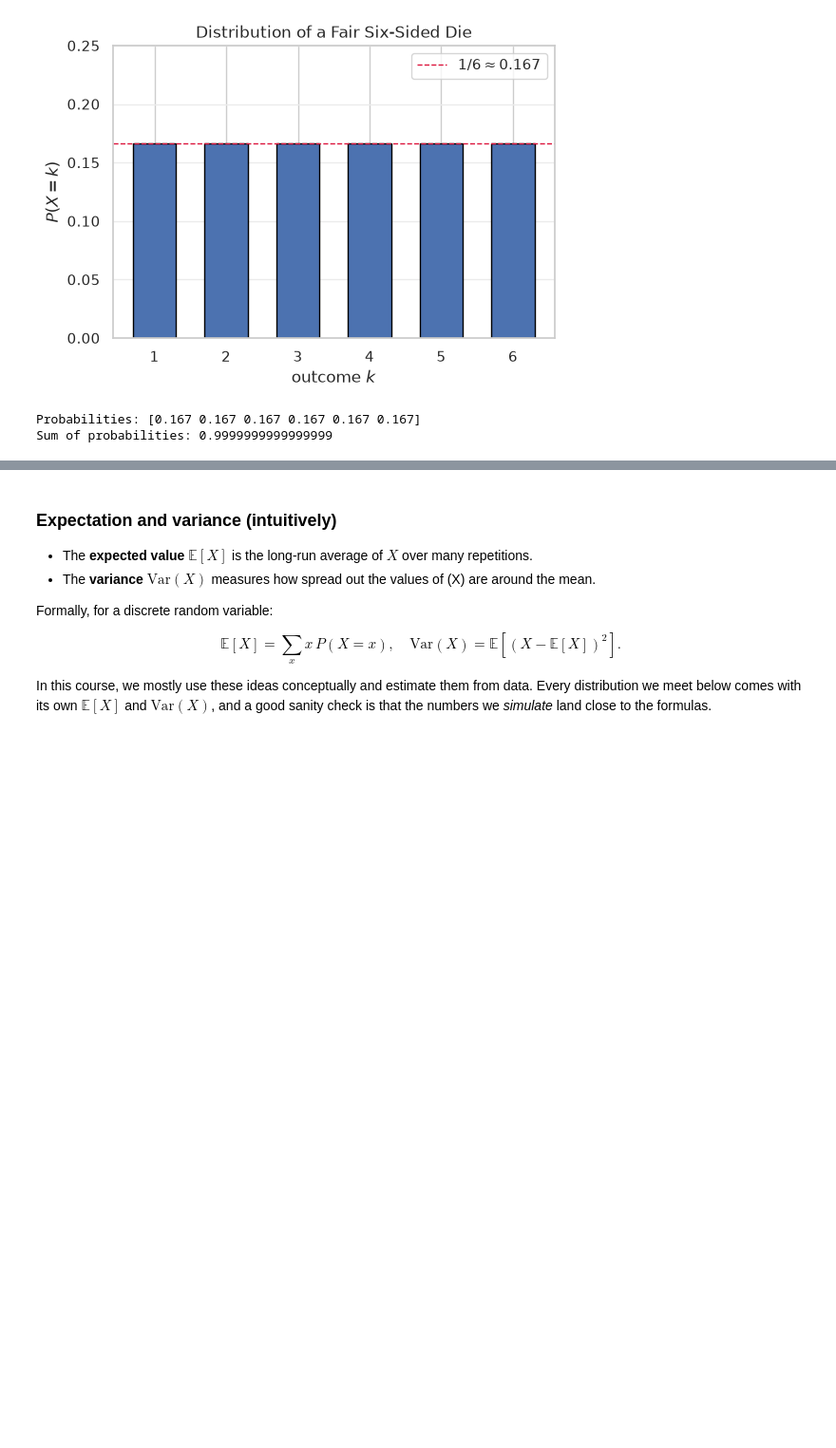
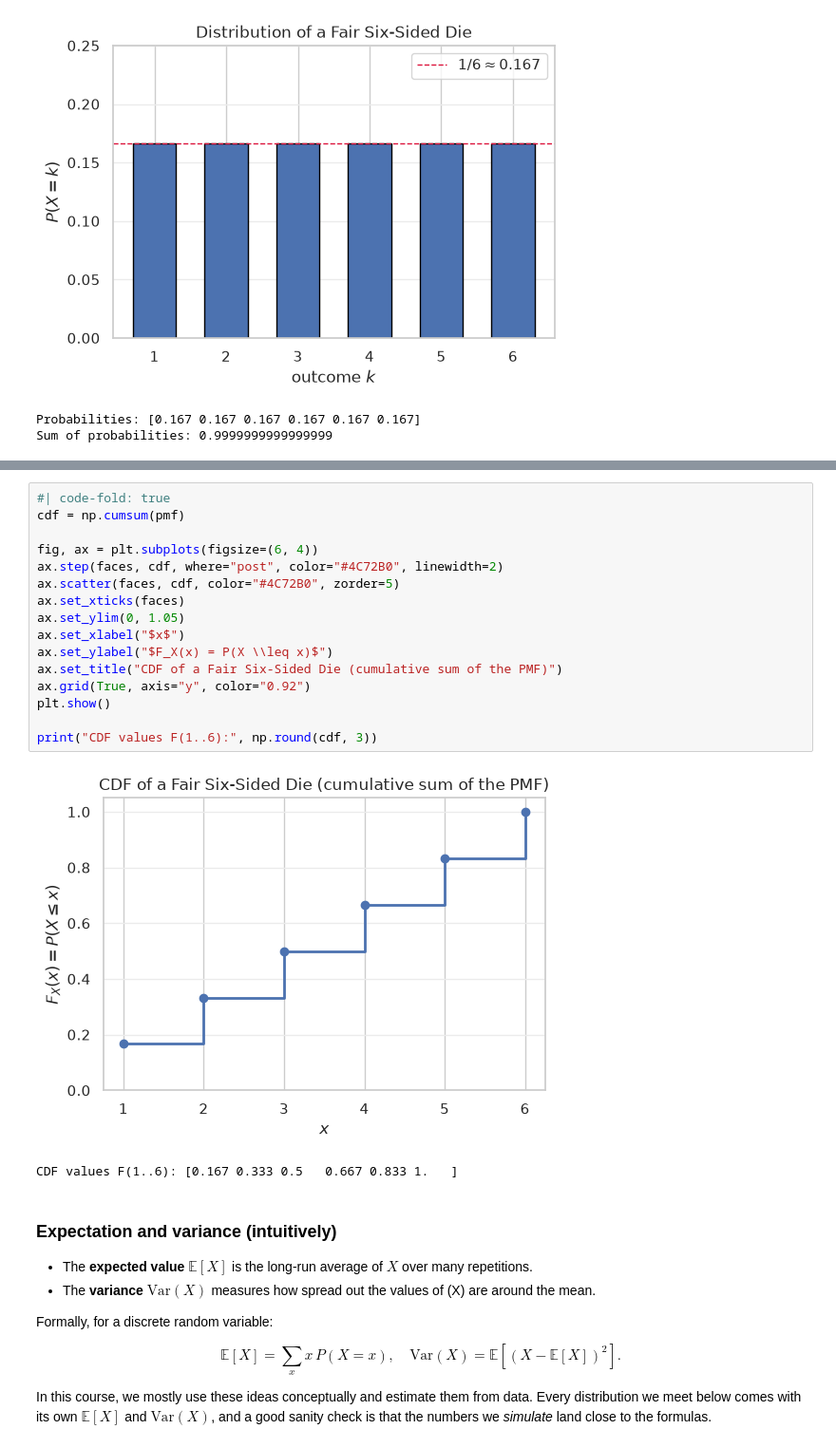
Before and after one commit to nerdslab/learningfromdata-quarto, a Jupyter notebook: notebooks/Notebook_3/Notebook_3a_Probability.ipynb, the cells around one changed output, grey strips where cells are left out. Shown at 95% size. Cells and saved outputs as stored; diff of their text form; blank space fills up the shorter version.

```diff
--- a/notebooks/Notebook_3/Notebook_3a_Probability.ipynb
+++ b/notebooks/Notebook_3/Notebook_3a_Probability.ipynb
@@ -137,3 +200,22 @@ Sum of probabilities: 0.9999999999999999
+# %%
+#| code-fold: true
+cdf = np.cumsum(pmf)
+
+fig, ax = plt.subplots(figsize=(6, 4))
+ax.step(faces, cdf, where="post", color="#4C72B0", linewidth=2)
+ax.scatter(faces, cdf, color="#4C72B0", zorder=5)
+ax.set_xticks(faces)
+ax.set_ylim(0, 1.05)
+ax.set_xlabel("$x$")
+ax.set_ylabel("$F_X(x) = P(X \\leq x)$")
+ax.set_title("CDF of a Fair Six-Sided Die (cumulative sum of the PMF)")
+ax.grid(True, axis="y", color="0.92")
+plt.show()
+
+print("CDF values F(1..6):", np.round(cdf, 3))
+# %% [output]
+[figure, added]
+CDF values F(1..6): [0.167 0.333 0.5   0.667 0.833 1.   ]
 # %% [markdown]
 ### Expectation and variance (intuitively)
 
```
Also changed, not shown: parts of 5 cells of this notebook, 3 other files.
